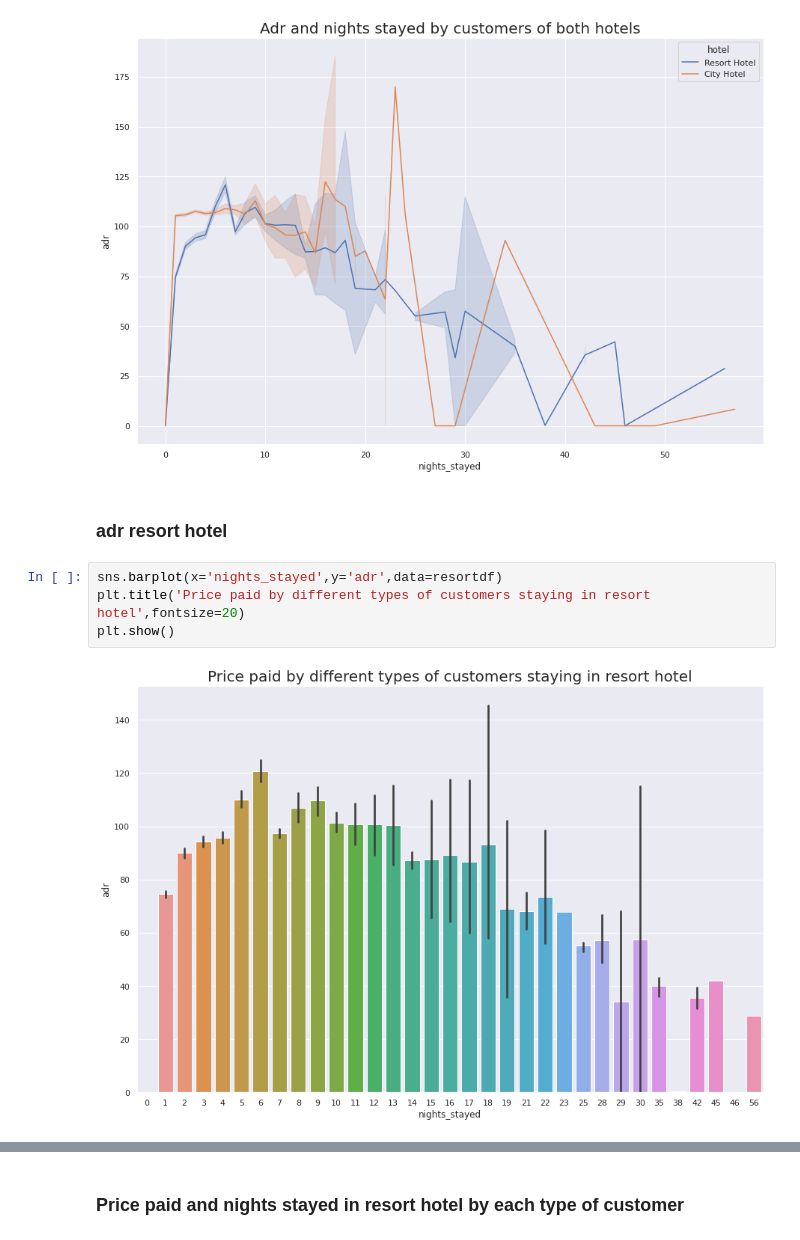
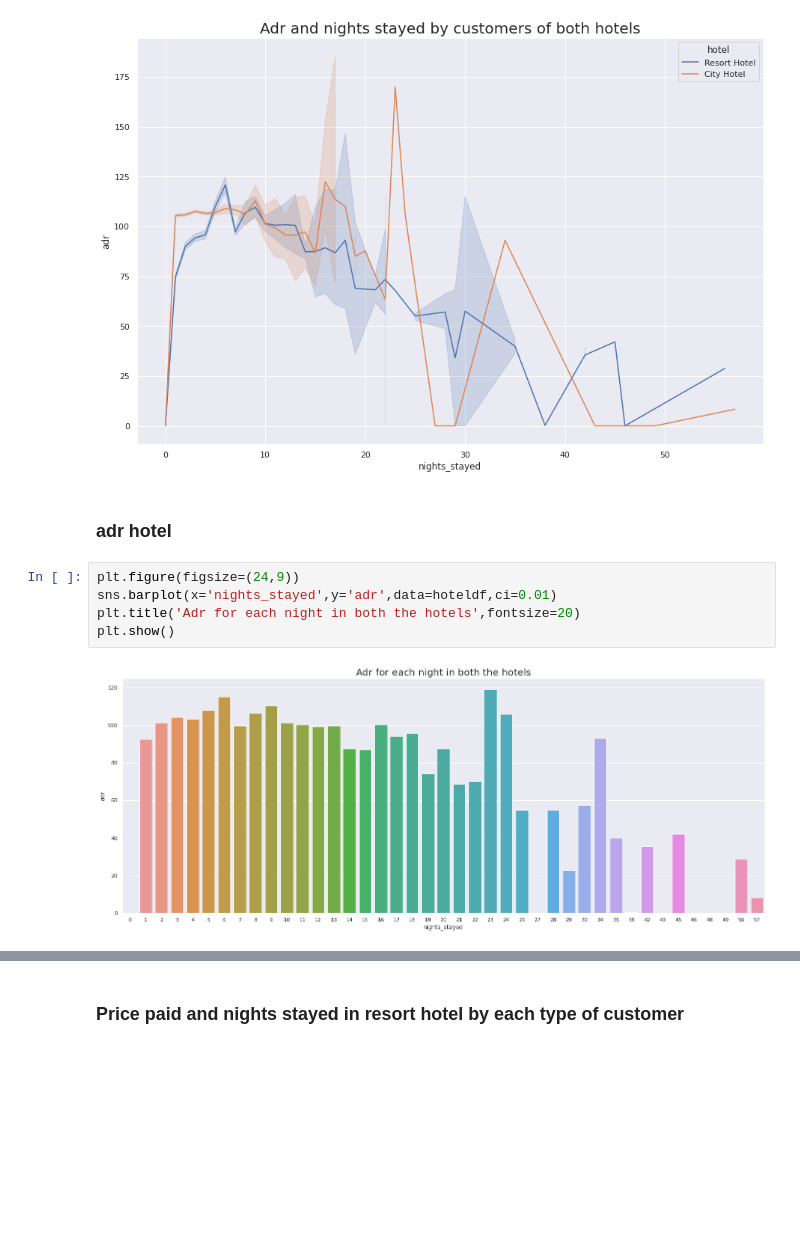
Before and after one commit to LuvMutreja/Hotel-booking-analysis, a Jupyter notebook: Luv_Mutreja_Hotel_Booking_Analysis_Capstone_Project.ipynb, the cells around one changed output, grey strips where cells are left out. Cells and saved outputs as stored; diff of their text form; blank space fills up the shorter version.

```diff
--- a/Luv_Mutreja_Hotel_Booking_Analysis_Capstone_Project.ipynb
+++ b/Luv_Mutreja_Hotel_Booking_Analysis_Capstone_Project.ipynb
@@ -531,10 +528,11 @@ plt.show()
 # %% [output]
 [figure]
 # %% [markdown]
-### adr resort hotel
+### adr hotel
 # %%
-sns.barplot(x='nights_stayed',y='adr',data=resortdf)
-plt.title('Price paid by different types of customers staying in resort hotel',fontsize=20)
+plt.figure(figsize=(24,9))
+sns.barplot(x='nights_stayed',y='adr',data=hoteldf,ci=0.01)
+plt.title('Adr for each night in both the hotels',fontsize=20)
 plt.show()
 # %% [output]
-[figure, old version]
+[figure, new version]
```
Also changed, not shown: parts of 29 cells of this notebook.
